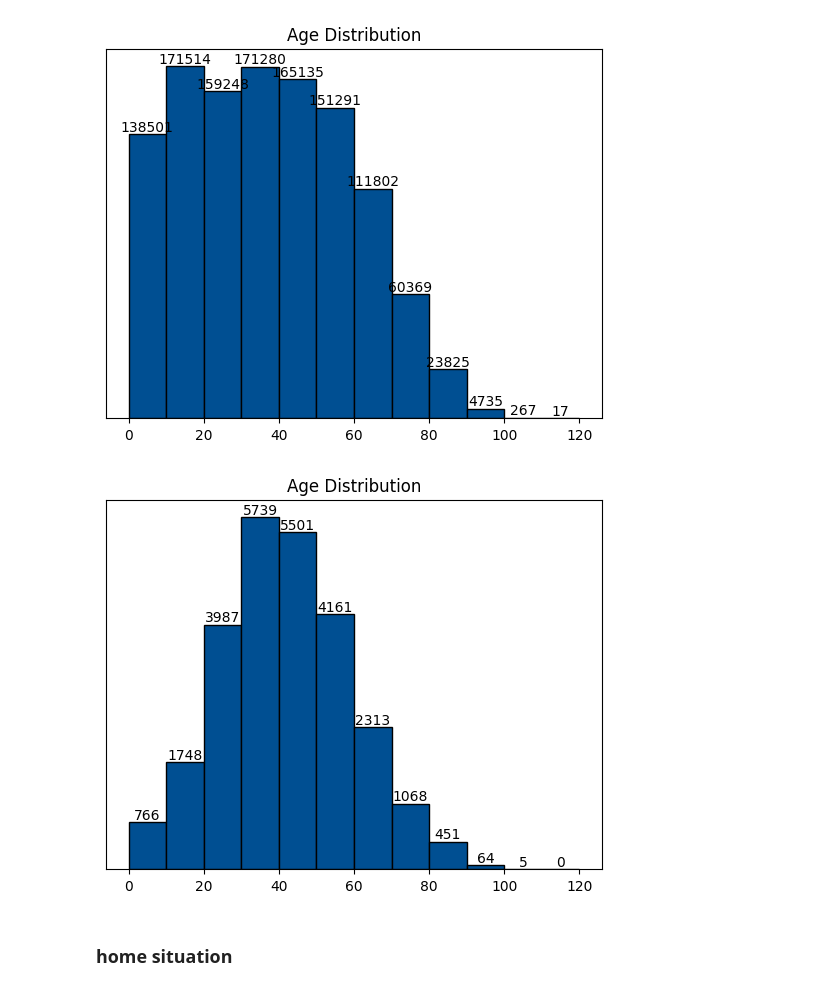
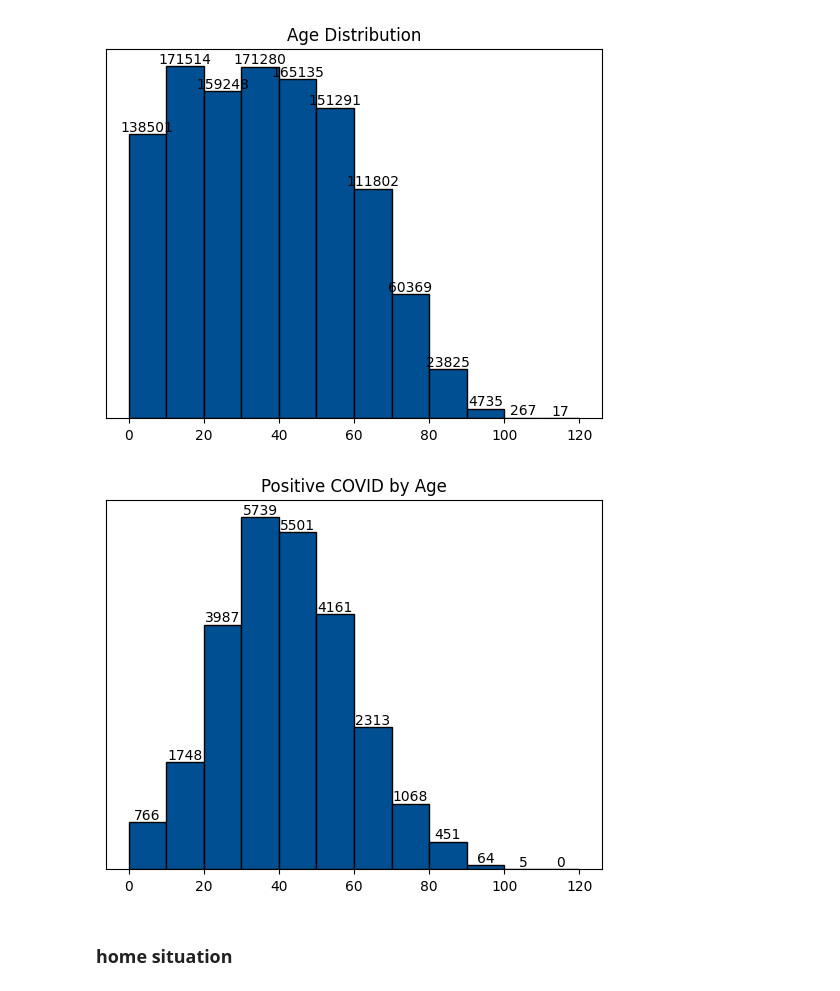
Before and after one commit to pathilink/HospAEinstein_test, a Jupyter notebook: notebook/pnad_eda.ipynb, the cells around one changed output. Cells and saved outputs as stored; diff of their text form; code cells hidden in the pictures.

```diff
--- a/notebook/pnad_eda.ipynb
+++ b/notebook/pnad_eda.ipynb
@@ -403,31 +419,31 @@ age_g = result_df \
 # %%
 # age x covid
 # define bins each 10 years
 bins = np.arange(age_g['A002'].min(), age_g['A002'].max() + 10, 10)
 
 # histogram
 fig, ax = plt.subplots()
 n, bin_edges, patches = ax.hist(age_g['A002'], bins=bins, weights=age_g['1.0'], edgecolor='black', color='#004f92')
 
 # labels
 for patch in patches:
     height = patch.get_height()
     ax.text(patch.get_x() + patch.get_width() / 2, height, f'{int(height)}', ha='center', va='bottom')
 
 # adjust
 ax.set_xlabel('Age')
 ax.set_ylabel('Count')
-ax.set_title('Age Distribution')
+ax.set_title('Positive COVID by Age')
 
 # remove label
 ax.set_yticklabels([])
 ax.set_ylabel(None)
 ax.set_xlabel(None)
 ax.tick_params(axis='y', left=False)
 
 plt.show()
 # %% [output]
-[figure, old version]
+[figure, new version]
 # %% [markdown]
 ### home situation
 # %%
```
Also changed, not shown: parts of 37 cells of this notebook.
